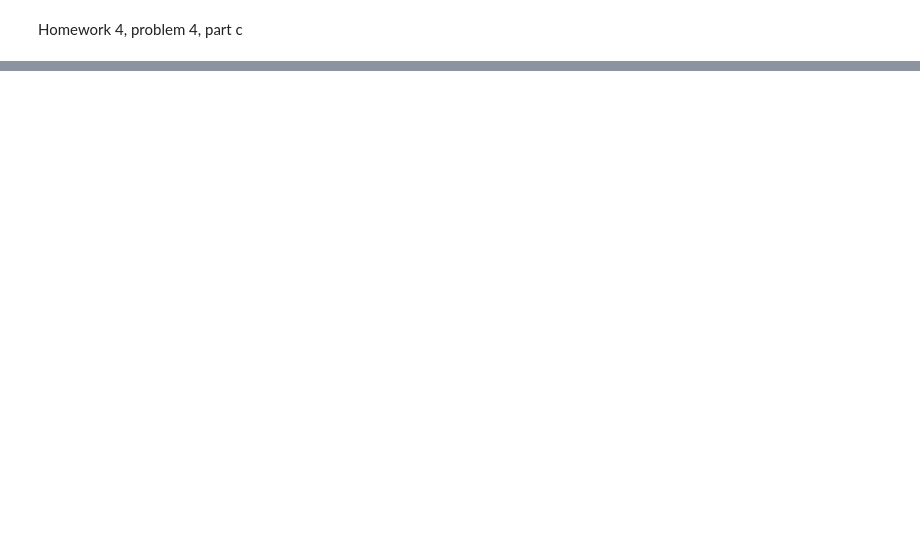
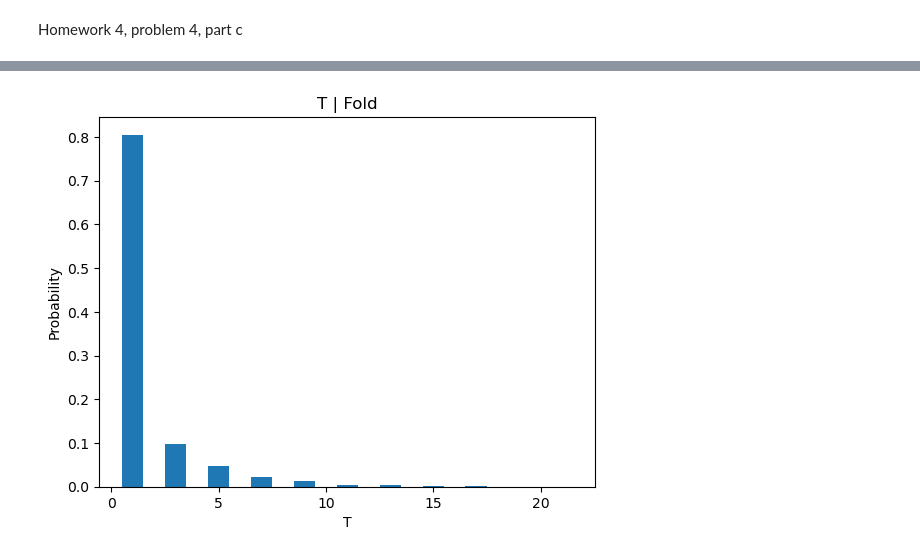
Before and after one commit to emelie-rahn/Markov2026, a Jupyter notebook: hw4_problem4.ipynb, the cells around one changed output, grey strips where cells are left out. Drawn from its saved outputs; the diff is of its cells as text; code cells hidden in the pictures; blank space fills up the shorter version.

```diff
--- a/hw4_problem4.ipynb
+++ b/hw4_problem4.ipynb
@@ -83,0 +36,18 @@ plt.show()
+# %%
+results = {}
+
+for start in ["U", "I", "M"]:
+
+    times = []
+    outcomes = []
+
+    for _ in range(N):
+        t, outcome = simulate_chain(start)
+
+        times.append(t)
+        outcomes.append(outcome)
+
+    results[start] = {
+        "times": np.array(times),
+        "outcomes": np.array(outcomes)
+    }
@@ -83,0 +90,20 @@ plt.show()
+# %%
+times_I = results["I"]["times"]
+outcomes_I = results["I"]["outcomes"]
+
+fold_times = times_I[outcomes_I == "F"]
+aggregate_times = times_I[outcomes_I == "A"]
+# %%
+plt.hist(
+    fold_times,
+    bins = np.arange(0.5, max(fold_times) + 1.5, 1),
+    density = True
+)
+
+plt.xlabel("T")
+plt.ylabel("Probability")
+plt.title("T | Fold")
+
+plt.show()
+# %% [output]
+[figure, added]
```
Also changed, not shown: parts of 15 cells of this notebook.
